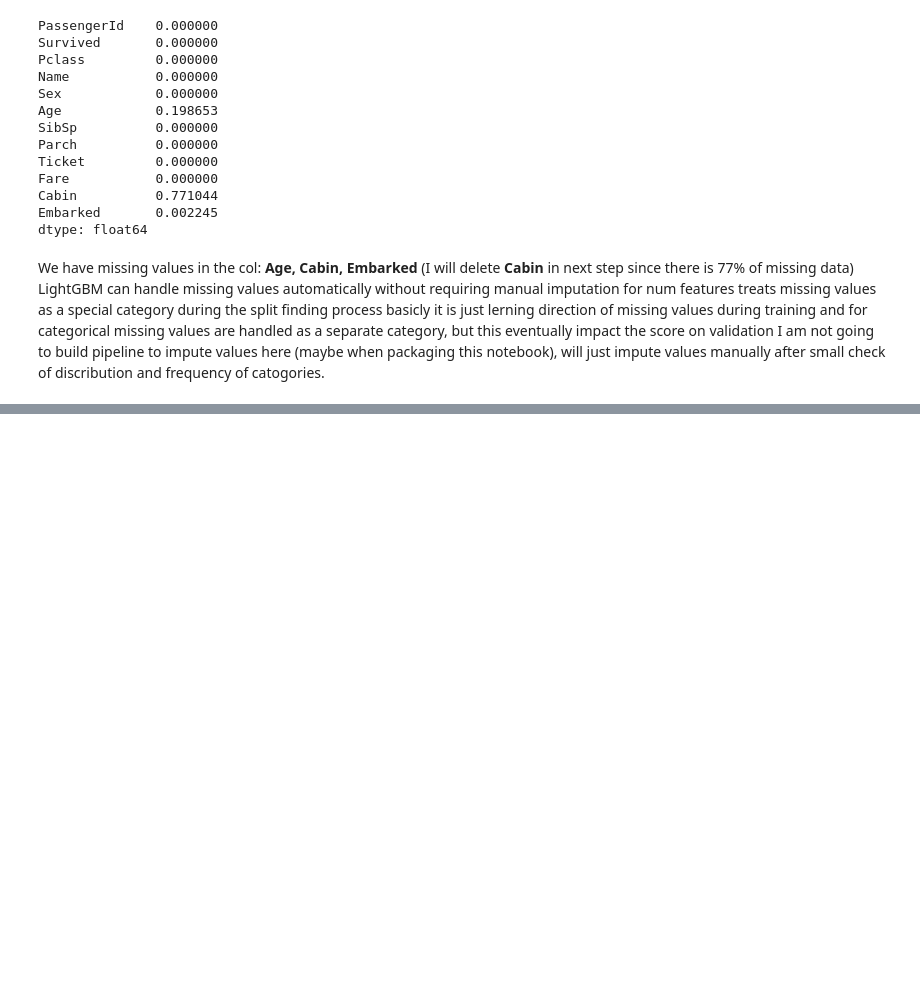
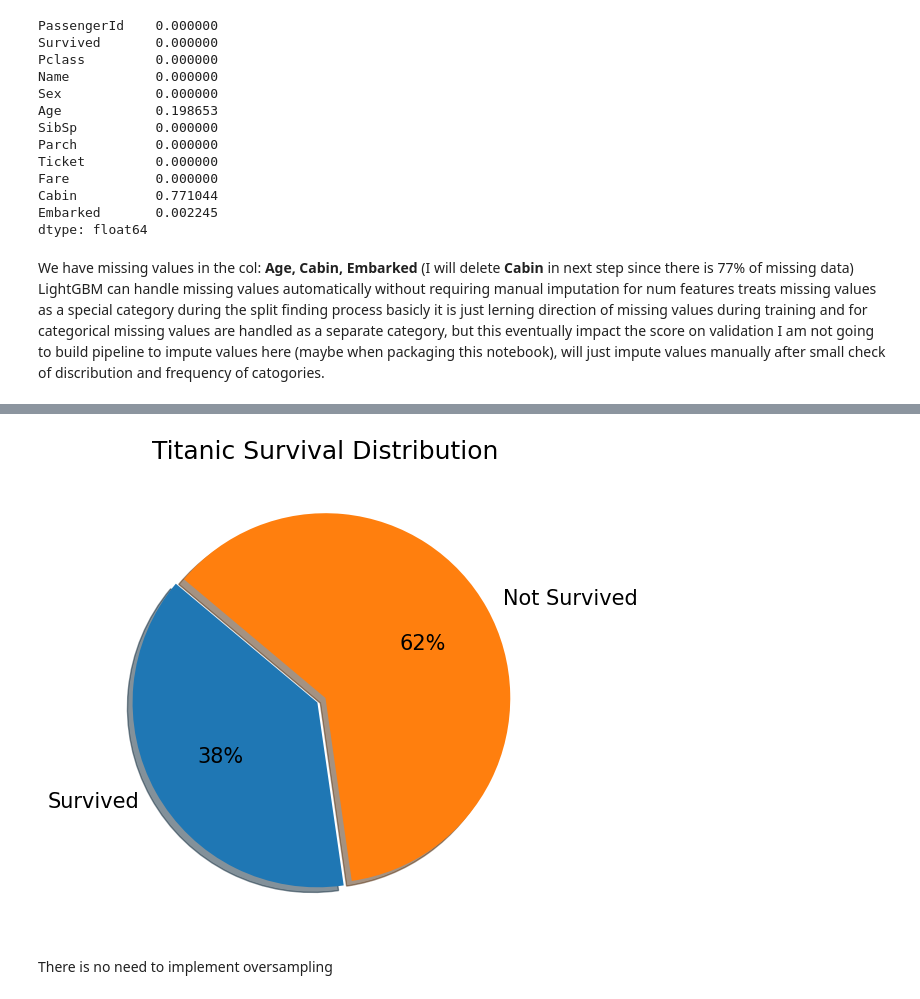
Before and after one commit to AnriiGegliuk/challenge_GA, a Jupyter notebook: notebooks/modeling.ipynb, the cells around one changed output, grey strips where cells are left out. Drawn from its saved outputs; the diff is of its cells as text; code cells hidden in the pictures; blank space fills up the shorter version.

```diff
--- a/notebooks/modeling.ipynb
+++ b/notebooks/modeling.ipynb
@@ -68,0 +99,4 @@ LightGBM can handle missing values automatically without requiring manual imputa
+# %%
+# consequently filling Age with median and Embarked with most frequent
+train_df['Age'] = train_df['Age'].fillna(train_df['Age'].median())
+train_df['Embarked'] = train_df['Embarked'].fillna('S')
@@ -68,0 +107,10 @@ LightGBM can handle missing values automatically without requiring manual imputa
+# %%
+count = [train_df['Survived'].sum(), len(train_df) - train_df['Survived'].sum()]
+countfig, ax = plt.subplots(figsize=(6,6))
+ax.pie(count, labels = ['Survived', 'Not Survived'], autopct = '%1.0f%%', shadow = True, explode = [0.05, 0], startangle = 140)
+ax.set_title("Titanic Survival Distribution")
+plt.show()
+# %% [output]
+[figure, added]
+# %% [markdown]
+There is no need to implement oversampling
```
Also changed, not shown: parts of 18 cells of this notebook.
